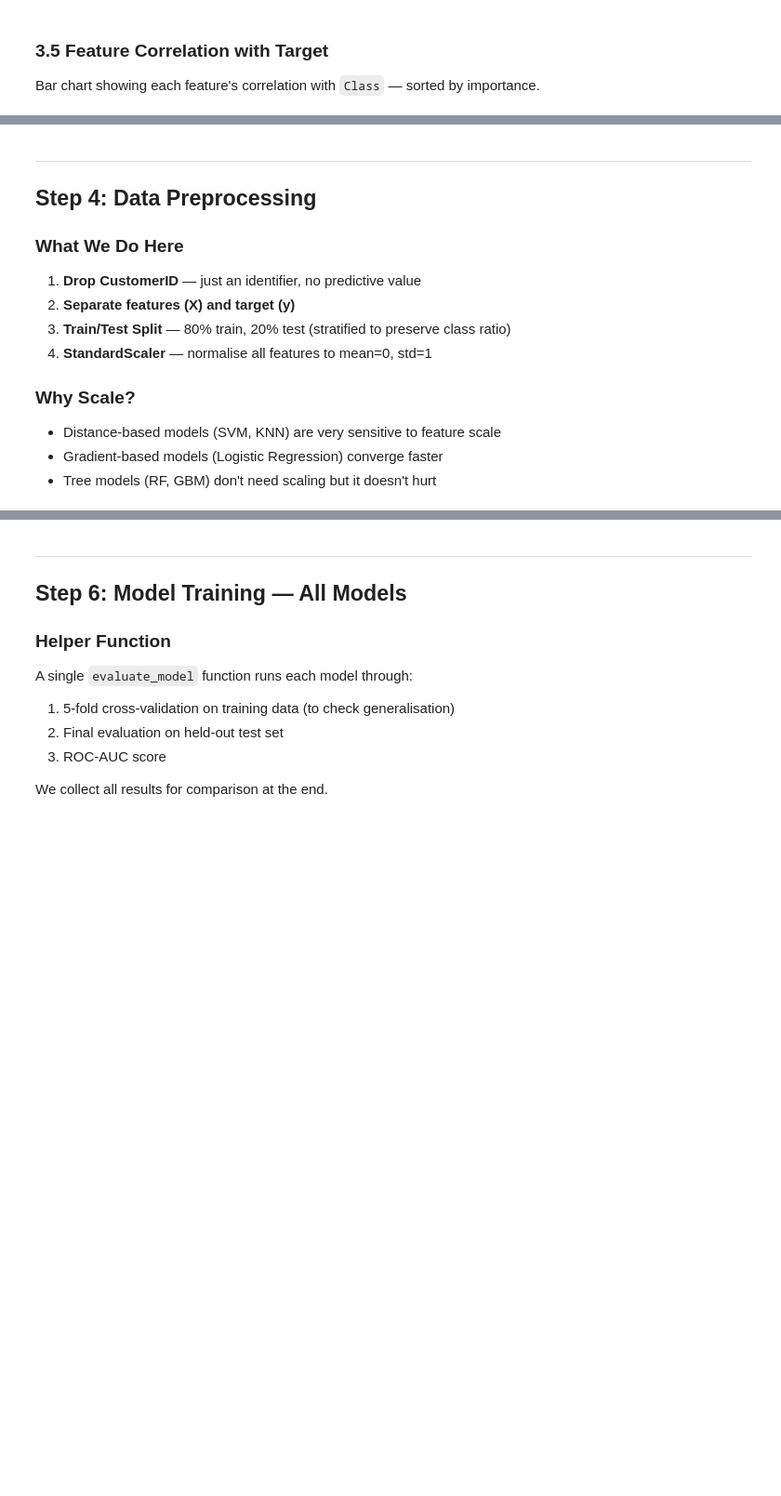
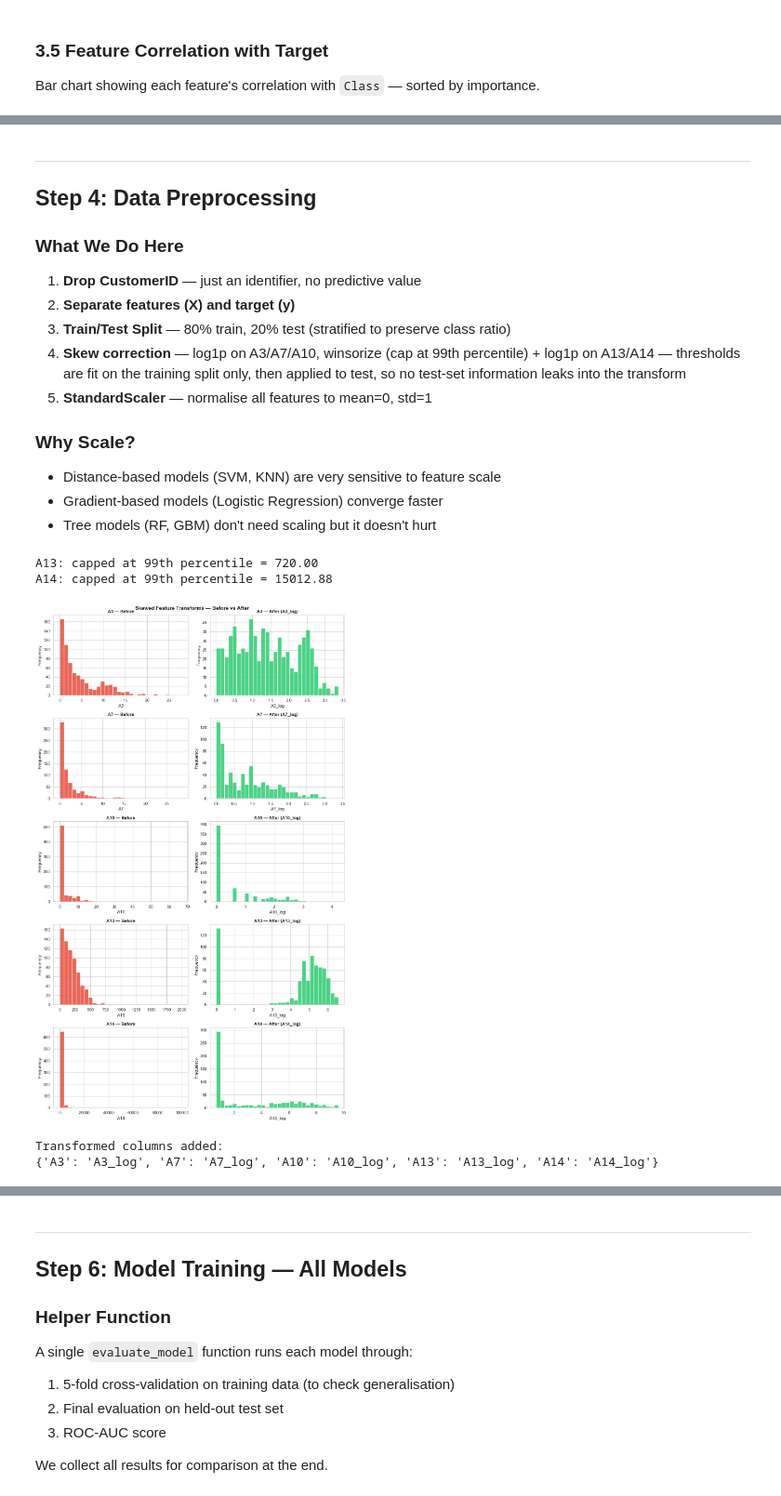
Before and after one commit to SubhabrataBarik/Machine-learning, a Jupyter notebook: kaggle/Credit_Card_Application/Credit_Card_Applications.ipynb, the cells around one changed output, grey strips where cells are left out. Shown at 93% size. Cells and saved outputs as stored; diff of their text form; code cells hidden in the pictures; blank space fills up the shorter version.

```diff
--- a/kaggle/Credit_Card_Application/Credit_Card_Applications.ipynb
+++ b/kaggle/Credit_Card_Application/Credit_Card_Applications.ipynb
@@ -194,10 +380,75 @@ print(corr_with_target.tail())
 1. **Drop CustomerID** — just an identifier, no predictive value
 2. **Separate features (X) and target (y)**
 3. **Train/Test Split** — 80% train, 20% test (stratified to preserve class ratio)
-4. **StandardScaler** — normalise all features to mean=0, std=1
+4. **Skew correction** — log1p on A3/A7/A10, winsorize (cap at 99th percentile) + log1p on A13/A14 — thresholds are fit on the training split only, then applied to test, so no test-set information leaks into the transform
+5. **StandardScaler** — normalise all features to mean=0, std=1
 
 ### Why Scale?
 - Distance-based models (SVM, KNN) are very sensitive to feature scale
 - Gradient-based models (Logistic Regression) converge faster
 - Tree models (RF, GBM) don't need scaling but it doesn't hurt
+# %%
+# NOTE: this cell is EXPLORATORY ONLY (whole-dataset, pre-split) — it visualises
+# what the transforms look like. The actual pipeline transform used for modelling
+# is fit on the train split only, inside Step 4 below (no leakage).
+# ==========================================
+# Apply Transforms Per Feature + Before/After Plots
+#
+# A3  : Moderate right skew, natural spread          -> log1p
+# A7  : Strong right skew, many legitimate zeros      -> log1p
+# A10 : Count variable, many legitimate zeros         -> log1p (no trim)
+# A13 : Continuous, long tail, a few extreme values   -> cap (winsorize) + log1p
+# A14 : Extremely long tail, very large values         -> cap (winsorize) + log1p
+# ==========================================
+
+df_transformed = df.copy()
+
+# columns that only need log1p
+log1p_cols = ['A3', 'A7', 'A10']
+
+# columns that need capping (winsorize at 99th percentile) before log1p
+cap_log_cols = ['A13', 'A14']
+
+transform_map = {}
+
+for col in log1p_cols:
+    df_transformed[f'{col}_log'] = np.log1p(df_transformed[col])
+    transform_map[col] = f'{col}_log'
+
+for col in cap_log_cols:
+    cap_value = df_transformed[col].quantile(0.99)
+    df_transformed[f'{col}_capped'] = df_transformed[col].clip(upper=cap_value)
+    df_transformed[f'{col}_log'] = np.log1p(df_transformed[f'{col}_capped'])
+    transform_map[col] = f'{col}_log'
+    print(f"{col}: capped at 99th percentile = {cap_value:.2f}")
+
+# ---- Before / After distribution plots ----
+cols_to_plot = log1p_cols + cap_log_cols
+fig, axes = plt.subplots(len(cols_to_plot), 2, figsize=(12, 4 * len(cols_to_plot)))
+
+for i, col in enumerate(cols_to_plot):
+    transformed_col = transform_map[col]
+
+    axes[i, 0].hist(df[col], bins=30, color='#e74c3c', edgecolor='white', alpha=0.85)
+    axes[i, 0].set_title(f'{col} — Before', fontweight='bold')
+    axes[i, 0].set_xlabel(col)
+    axes[i, 0].set_ylabel('Frequency')
+
+    axes[i, 1].hist(df_transformed[transformed_col], bins=30, color='#2ecc71', edgecolor='white', alpha=0.85)
+    axes[i, 1].set_title(f'{col} — After ({transformed_col})', fontweight='bold')
+    axes[i, 1].set_xlabel(transformed_col)
+    axes[i, 1].set_ylabel('Frequency')
+
+plt.suptitle('Skewed Feature Transforms — Before vs After', fontsize=14, fontweight='bold')
+plt.tight_layout()
+plt.show()
+
+print("\nTransformed columns added:")
+print(transform_map)
+# %% [output]
+A13: capped at 99th percentile = 720.00
+A14: capped at 99th percentile = 15012.88
+[figure, added]
+Transformed columns added:
+{'A3': 'A3_log', 'A7': 'A7_log', 'A10': 'A10_log', 'A13': 'A13_log', 'A14': 'A14_log'}
 # %%
```
Also changed, not shown: parts of 41 cells of this notebook.
